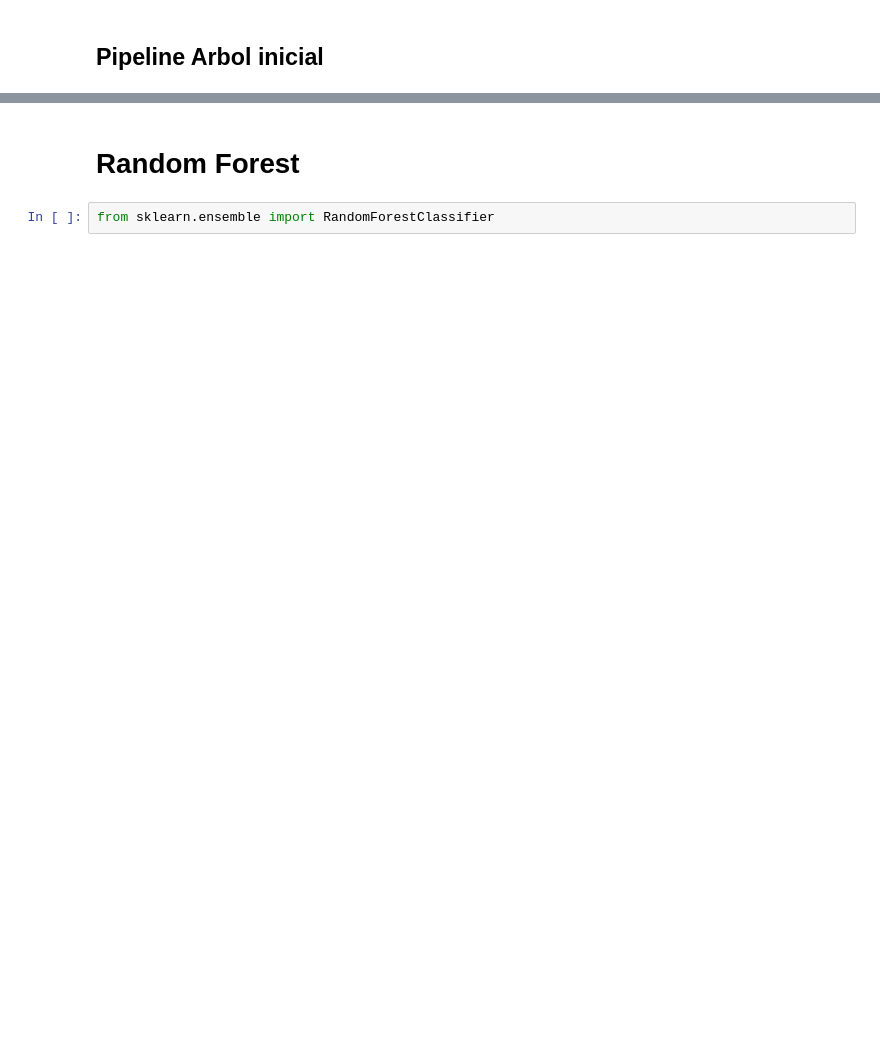
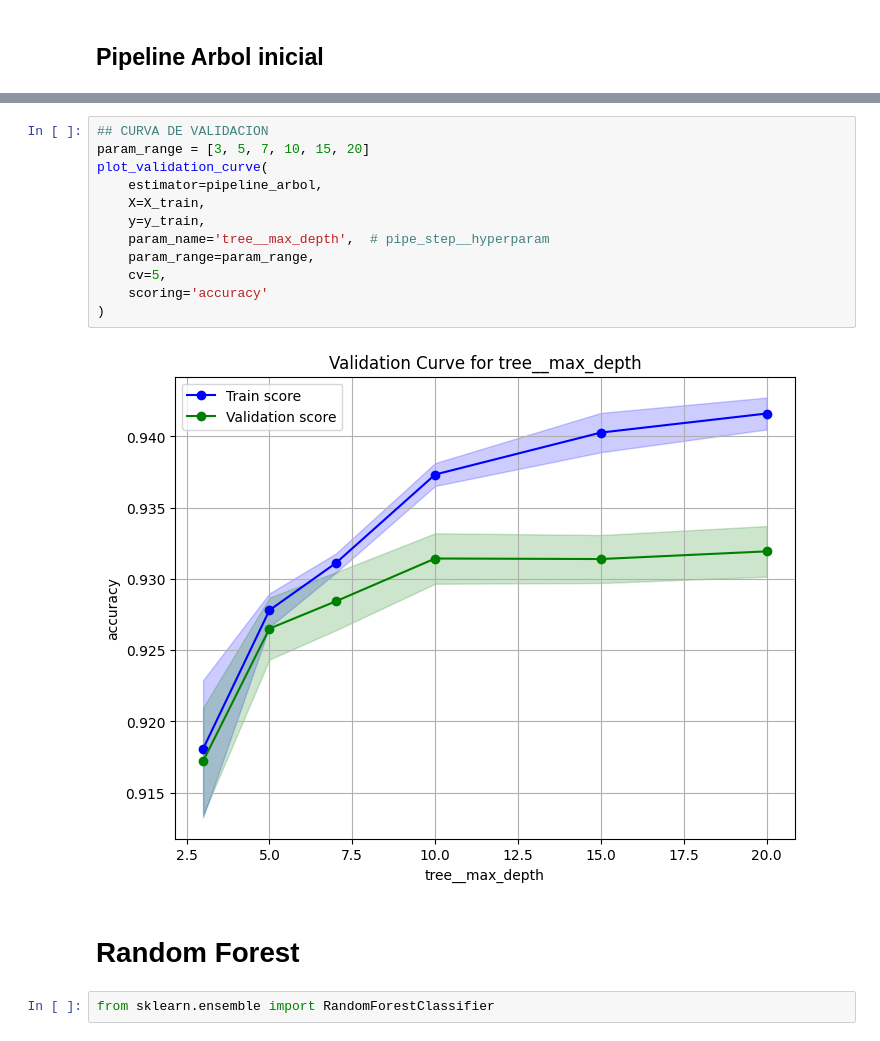
Before and after one commit to InakiMartinez/ciencia_de_datos_2c2025, a Jupyter notebook: Modelos.ipynb, the cells around one changed output, grey strips where cells are left out. Cells and saved outputs as stored; diff of their text form; blank space fills up the shorter version.

```diff
--- a/Modelos.ipynb
+++ b/Modelos.ipynb
@@ -703,3 +913,17 @@ weighted avg       0.92      0.92      0.92     23096
+# %%
+## CURVA DE VALIDACION
+param_range = [3, 5, 7, 10, 15, 20]
+plot_validation_curve(
+    estimator=pipeline_arbol,
+    X=X_train,
+    y=y_train,
+    param_name='tree__max_depth',  # pipe_step__hyperparam
+    param_range=param_range,
+    cv=5,
+    scoring='accuracy'
+)
+# %% [output]
+[figure, added]
 # %% [markdown]
 # Random Forest
 # %%
```
Also changed, not shown: parts of 54 cells of this notebook.
